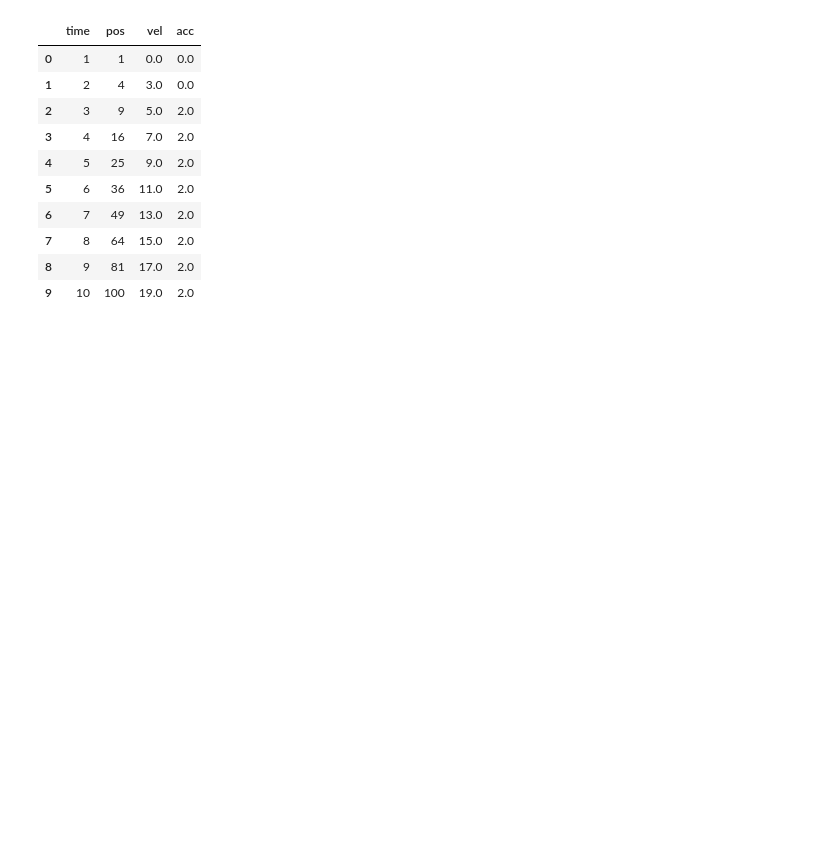
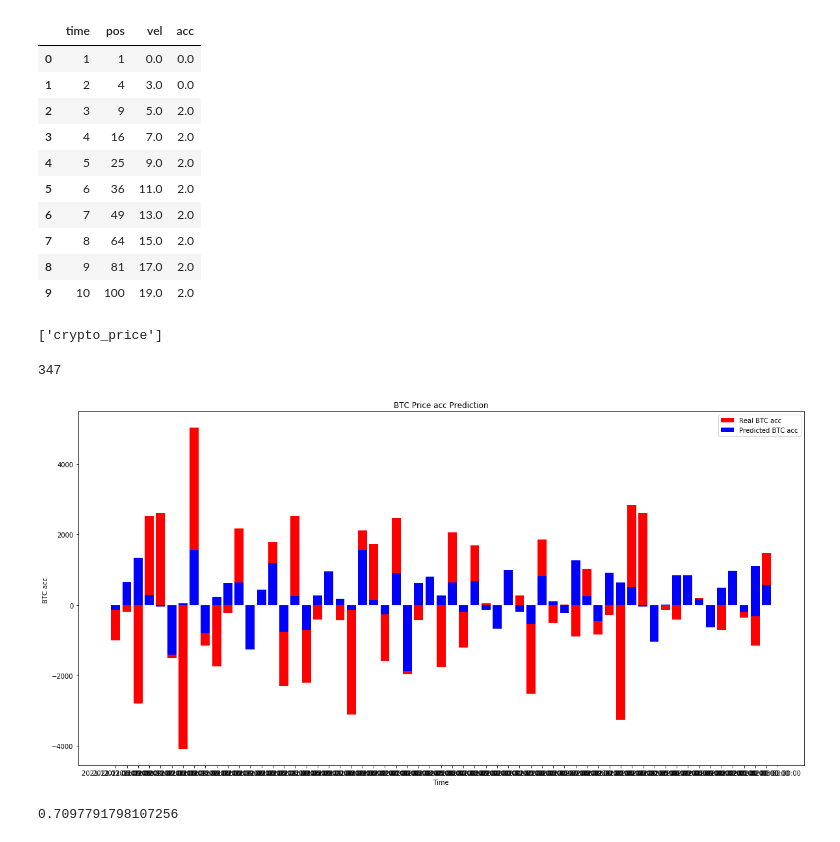
Before and after one commit to Price-Prediction-Model-Org/Price-Prediction-Model-Group, a Jupyter notebook: Model_Integration.ipynb, the cells around one changed output. Cells and saved outputs as stored; diff of their text form; code cells hidden in the pictures; blank space fills up the shorter version.

Commit message:
acc model in flask, etc.

```diff
--- a/Model_Integration.ipynb
+++ b/Model_Integration.ipynb
@@ -198,3 +275,70 @@ def predict_past_year(session, coin, model, scaler):
+# %%
+engine = create_engine('postgres://cdqsorwmwqwvps:106bc84918890ac2fec51826ec8ef1b7f359e6f4edb690e89feed558f8864060@ec2-54-83-21-198.compute-1.amazonaws.com:5432/dlaahq3ooon8n')
+session = Session(engine)
+
+Base=automap_base()
+Base.prepare(engine, reflect=True)
+print(Base.classes.keys())
+cp = Base.classes.crypto_price
+
+model_loaded = tf.keras.models.load_model('Model_Testing/Crypto_Models/TM_8_daily_acc_BTC_SEEPIC_trainUpTo2021.h5', compile = False)
+
+scaler = pickle.load(open('Model_Testing/Crypto_Models/Scalers/scaler_acc_8.pkl', 'rb'))
+
+preds = predict_past_year_acc(session, 'BTC', model_loaded, scaler, 30)
+
+fig, ax = plt.subplots(1,1, figsize=(20,10))
+
+
+dates = [str(x) for x in preds['dates']]
+# Visualising the results
+
+# ax.xaxis.set_major_formatter(mdates)
+ax.bar(dates[-60:],preds['real_acc'][-60:], color = 'red', label = 'Real BTC acc')
+ax.bar(dates[-60:],preds['pred_acc'][-60:], color = 'blue', label = 'Predicted BTC acc')
+
+ax.set_xticks(np.arange(0,len(dates[-60:])),10)
+ax.set_title('BTC Price acc Prediction')
+ax.set_xlabel('Time')
+ax.set_ylabel('BTC acc ')
+
+
+plt.legend()
+plt.show()
+# %% [output]
+['crypto_price']
+347
+[figure, added]
+# %%
+# Acceleration
+test_set_pm = []
+predictions_pm = []
+accuracy_count = 0
+
+for x in preds['real_acc']:
+  # print(x)
+  if x < 0:
+    test_set_pm.append(True)
+  else:
+    test_set_pm.append(False)
+# print(test_set_pm)
+
+for y in preds['pred_acc']:
+  if y < 0:
+    predictions_pm.append(True)
+  else:
+    predictions_pm.append(False)
+# print(predictions_pm)
+
+
+for i in range(len(test_set_pm)):
+  if test_set_pm[i] == predictions_pm[i]:
+    accuracy_count += 1
+
+accuracy_score = accuracy_count/len(test_set_pm)
+accuracy_score
+# %% [output]
+0.7097791798107256
 # %%
 def predict_dates(most_recent_date, predict_days):
 
```
Also changed, not shown: parts of 3 cells of this notebook, 6 other files.
